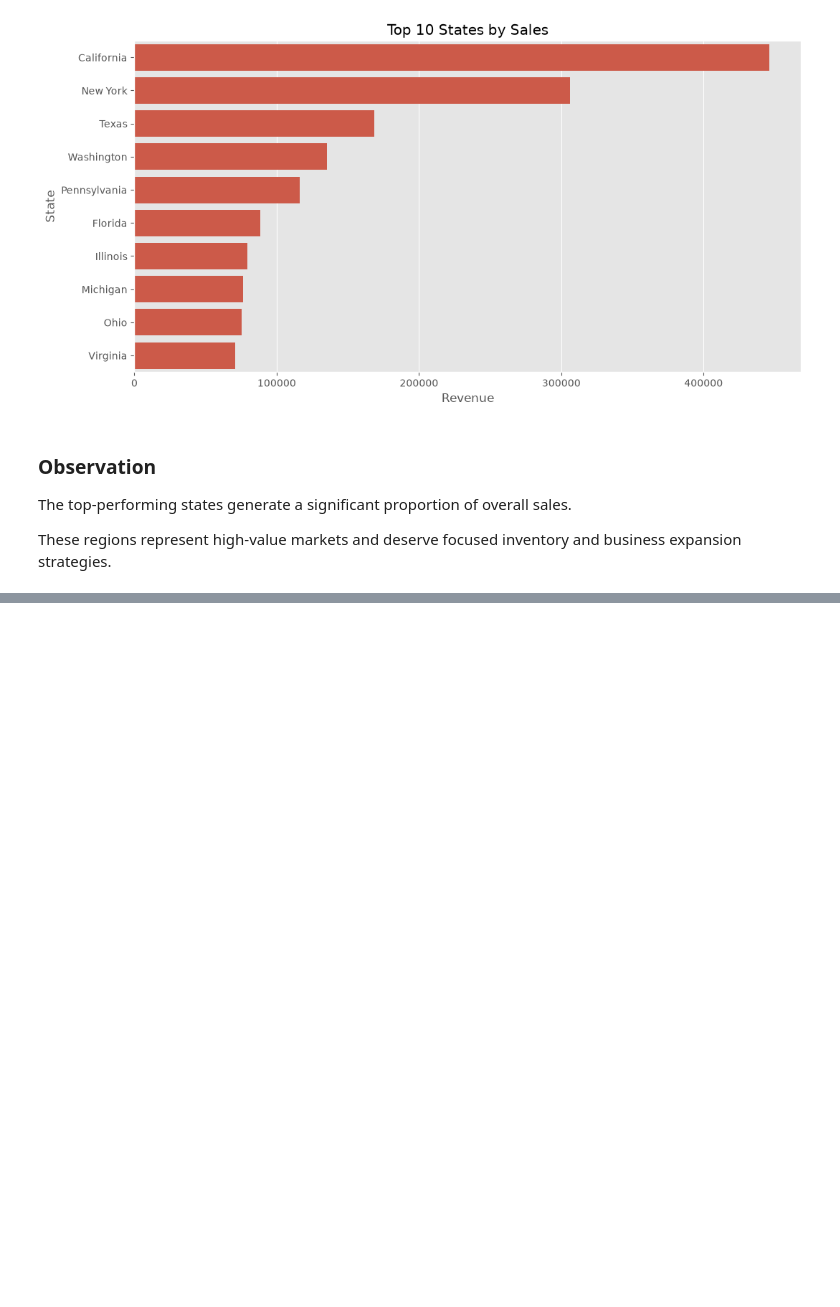
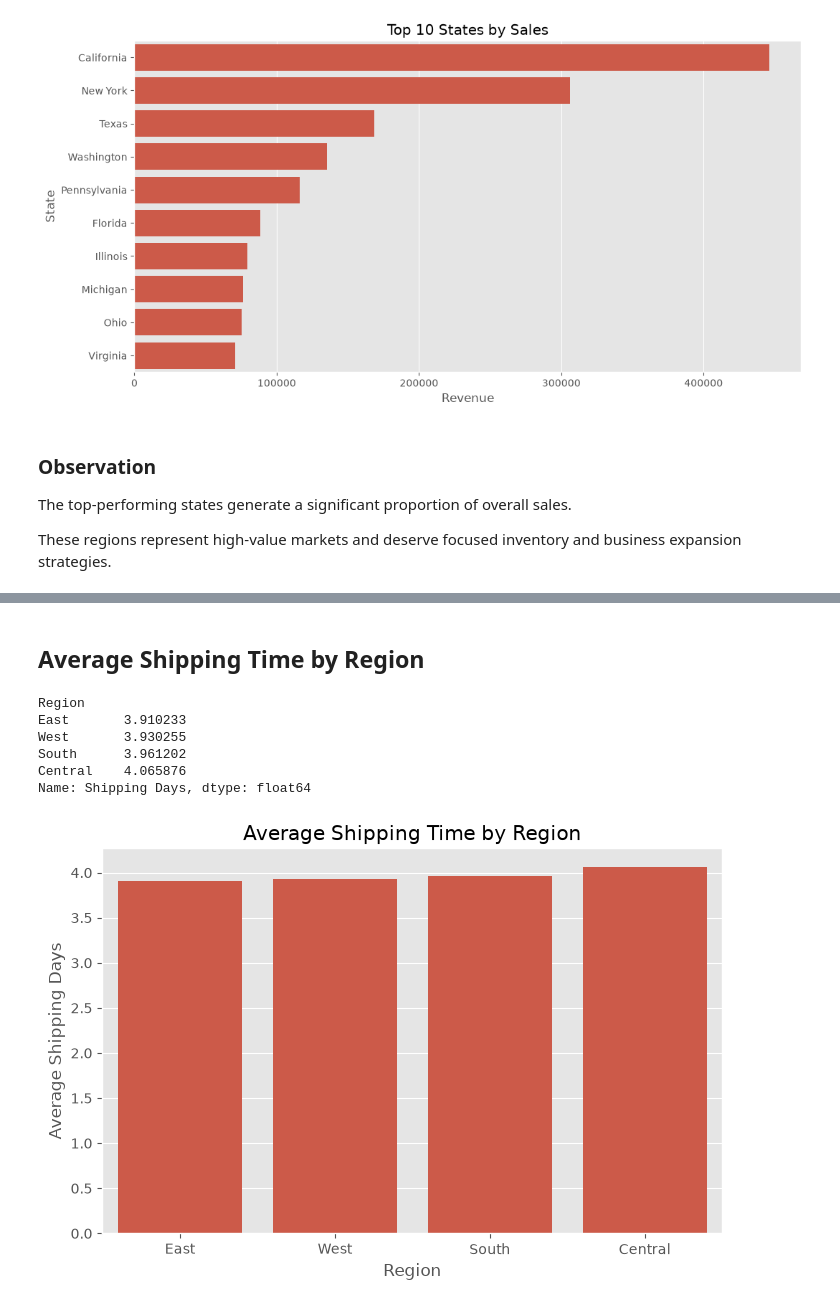
Before and after one commit to opmeenaji81/SalesForecasting_OmprakashMeena, a Jupyter notebook: analysis.ipynb, the cells around one changed output, grey strips where cells are left out. Drawn from its saved outputs; the diff is of its cells as text; code cells hidden in the pictures; blank space fills up the shorter version.

```diff
--- a/analysis.ipynb
+++ b/analysis.ipynb
@@ -599,0 +782,35 @@ These regions represent high-value markets and deserve focused inventory and bus
+# %% [markdown]
+## Average Shipping Time by Region
+# %%
+shipping_region = (
+    sales_df
+    .groupby("Region")["Shipping Days"]
+    .mean()
+    .sort_values()
+)
+
+shipping_region
+# %% [output]
+Region
+East       3.910233
+West       3.930255
+South      3.961202
+Central    4.065876
+Name: Shipping Days, dtype: float64
+# %%
+plt.figure(figsize=(8,5))
+
+sns.barplot(
+    x=shipping_region.index,
+    y=shipping_region.values
+)
+
+plt.title("Average Shipping Time by Region")
+
+plt.xlabel("Region")
+
+plt.ylabel("Average Shipping Days")
+
+plt.show()
+# %% [output]
+[figure, added]
```
Also changed, not shown: parts of 28 cells of this notebook.
